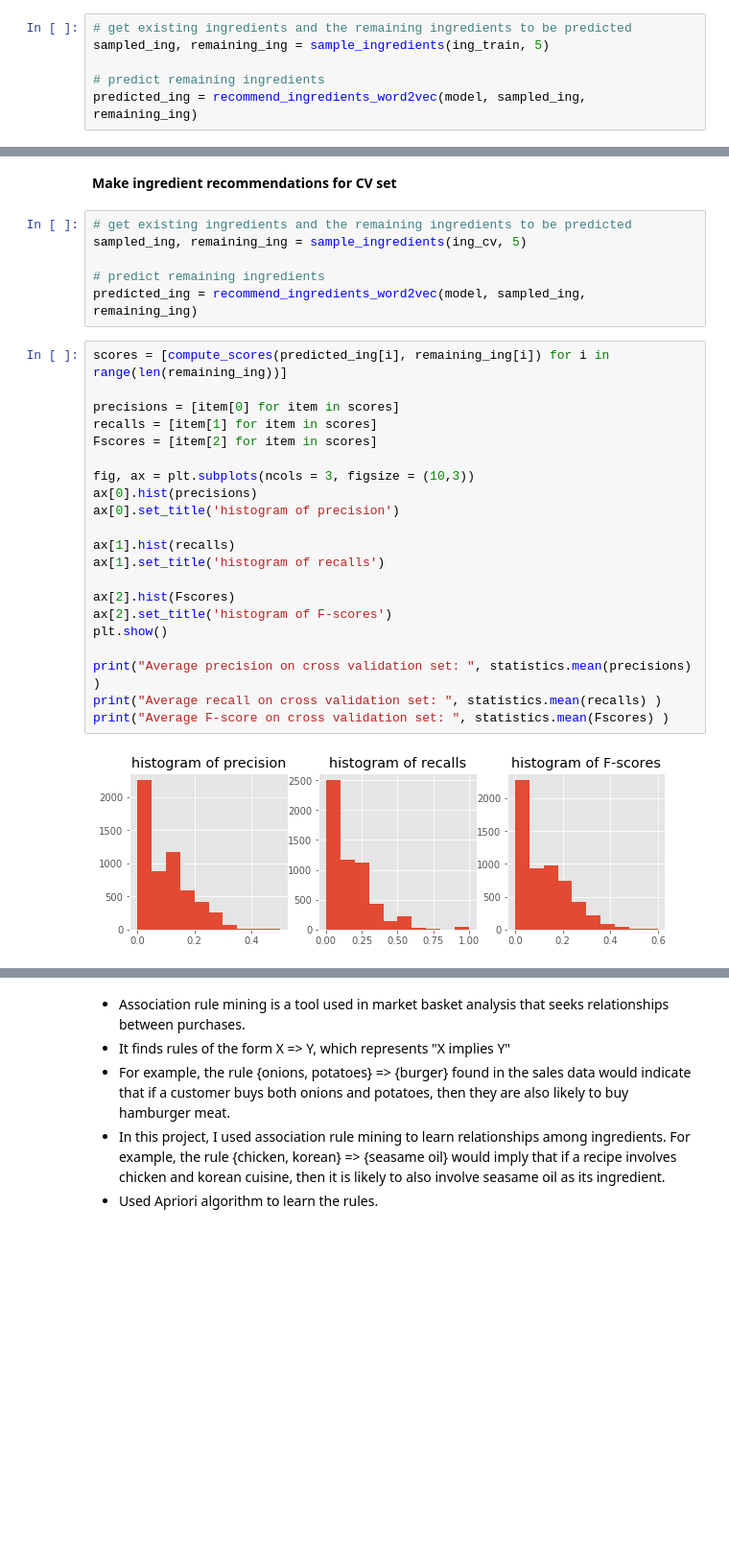
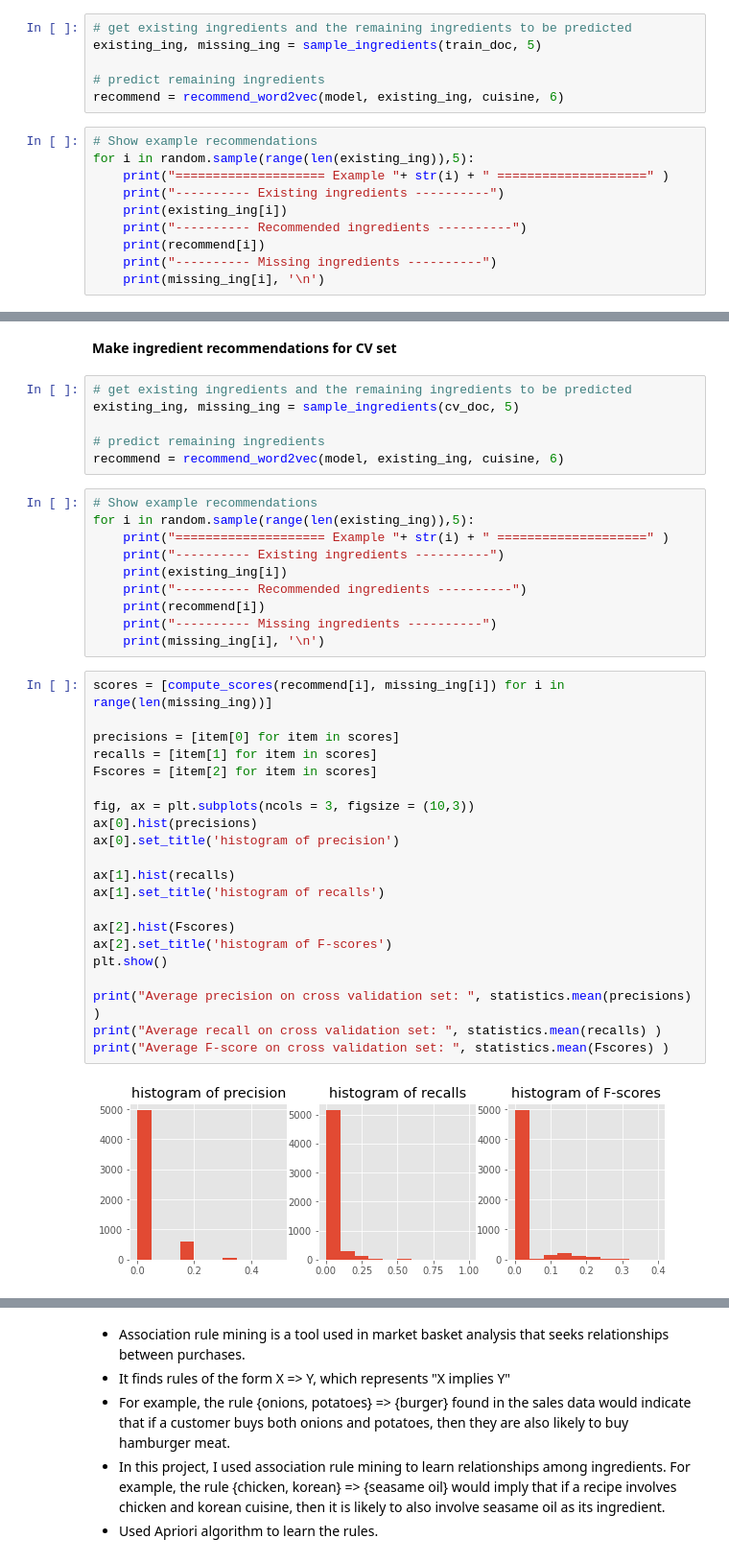
Before and after one commit to irishryoon/recipes, a Jupyter notebook: ingredients_recommendation.ipynb, the cells around one changed output, grey strips where cells are left out. Shown: that part at 96% size. Cells and saved outputs as stored; diff of their text form; blank space fills up the shorter version.

```diff
--- a/ingredients_recommendation.ipynb
+++ b/ingredients_recommendation.ipynb
@@ -1467,7 +1234,17 @@ model = Word2Vec(ing_train, window = 5, compute_loss = True, iter = 10)
 <b> Make ingredient recommendations for training data </b>
 # %%
 # get existing ingredients and the remaining ingredients to be predicted
-sampled_ing, remaining_ing = sample_ingredients(ing_train, 5)
+existing_ing, missing_ing = sample_ingredients(train_doc, 5)
 
 # predict remaining ingredients
-predicted_ing = recommend_ingredients_word2vec(model, sampled_ing, remaining_ing)
+recommend = recommend_word2vec(model, existing_ing, cuisine, 6)
+# %%
+# Show example recommendations
+for i in random.sample(range(len(existing_ing)),5):
+    print("==================== Example "+ str(i) + " ====================" )
+    print("---------- Existing ingredients ----------")
+    print(existing_ing[i])
+    print("---------- Recommended ingredients ----------")
+    print(recommend[i])
+    print("---------- Missing ingredients ----------")
+    print(missing_ing[i], '\n')
@@ -1501,30 +1296,40 @@ Average F-score on cross validation set:  0.11364571115758526
 <b> Make ingredient recommendations for CV set </b>
 # %%
 # get existing ingredients and the remaining ingredients to be predicted
-sampled_ing, remaining_ing = sample_ingredients(ing_cv, 5)
+existing_ing, missing_ing = sample_ingredients(cv_doc, 5)
 
 # predict remaining ingredients
-predicted_ing = recommend_ingredients_word2vec(model, sampled_ing, remaining_ing)
+recommend = recommend_word2vec(model, existing_ing, cuisine, 6)
+# %%
+# Show example recommendations
+for i in random.sample(range(len(existing_ing)),5):
+    print("==================== Example "+ str(i) + " ====================" )
+    print("---------- Existing ingredients ----------")
+    print(existing_ing[i])
+    print("---------- Recommended ingredients ----------")
+    print(recommend[i])
+    print("---------- Missing ingredients ----------")
+    print(missing_ing[i], '\n')
 # %%
-scores = [compute_scores(predicted_ing[i], remaining_ing[i]) for i in range(len(remaining_ing))]
+scores = [compute_scores(recommend[i], missing_ing[i]) for i in range(len(missing_ing))]
 
 precisions = [item[0] for item in scores]
 recalls = [item[1] for item in scores]
 Fscores = [item[2] for item in scores]
 
 fig, ax = plt.subplots(ncols = 3, figsize = (10,3))
 ax[0].hist(precisions)
 ax[0].set_title('histogram of precision')
 
 ax[1].hist(recalls)
 ax[1].set_title('histogram of recalls')
 
 ax[2].hist(Fscores)
 ax[2].set_title('histogram of F-scores')
 plt.show()
 
 print("Average precision on cross validation set: ", statistics.mean(precisions) )
 print("Average recall on cross validation set: ", statistics.mean(recalls) )
 print("Average F-score on cross validation set: ", statistics.mean(Fscores) )
 # %% [output]
-[figure, old version]
+[figure, new version]
```
Also changed, not shown: parts of 103 cells of this notebook, 1 other file.
